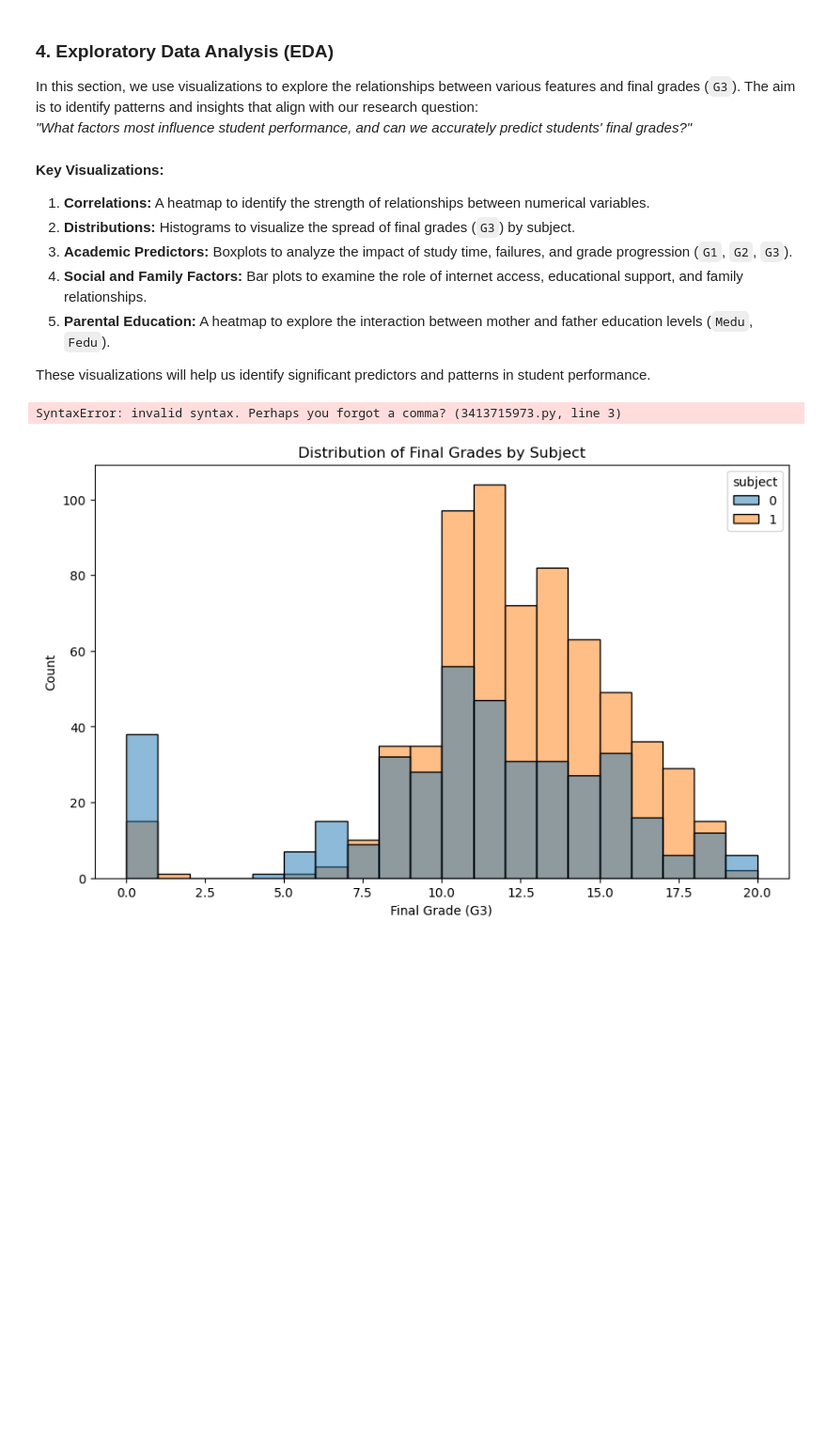
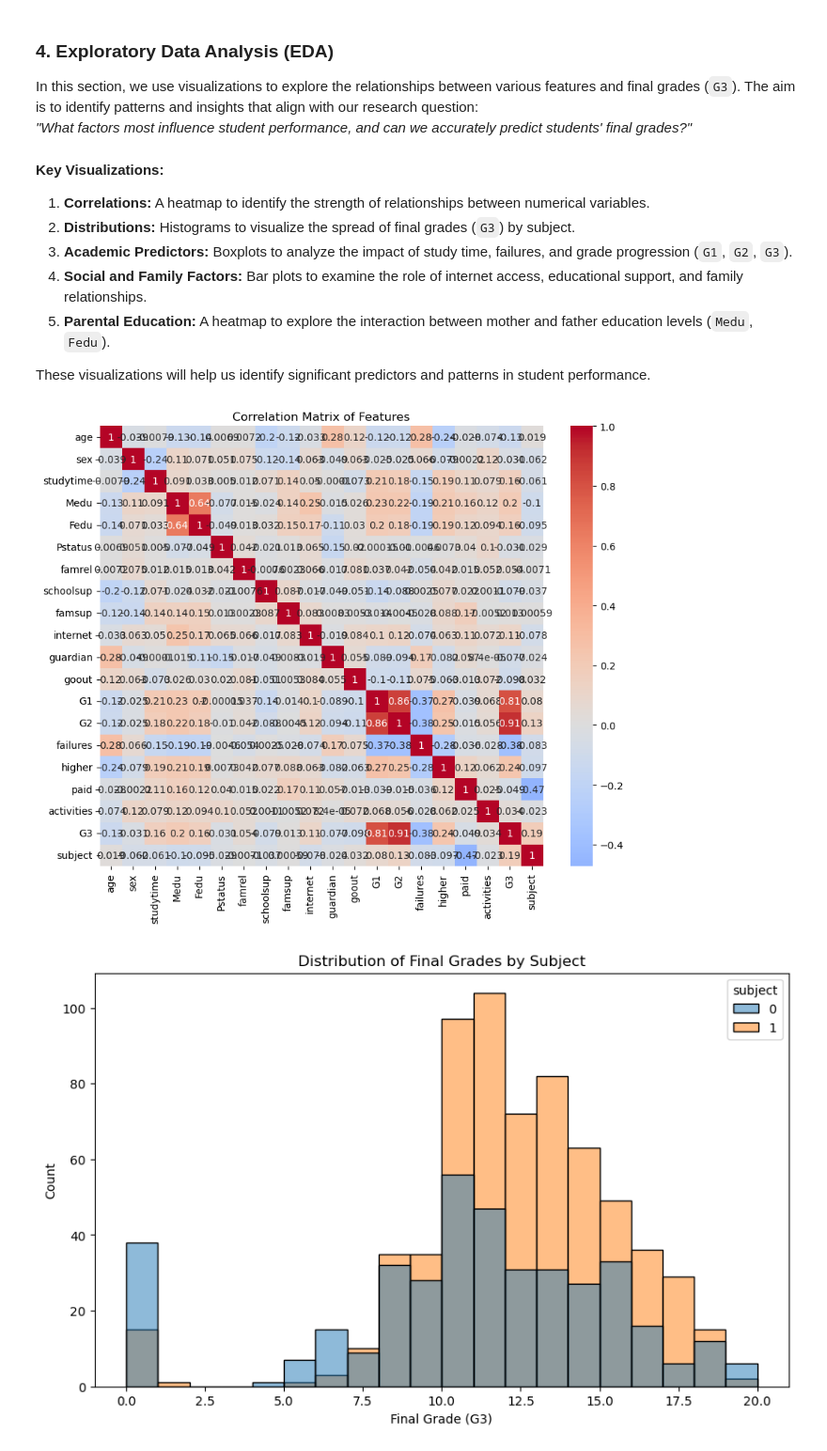
Before and after one commit to daaalrijjal/CS3072_Final_Project, a Jupyter notebook: notebook/code.ipynb, the cells around one changed output. Shown at 94% size. Drawn from its saved outputs; the diff is of its cells as text; code cells hidden in the pictures; blank space fills up the shorter version.

```diff
--- a/notebook/code.ipynb
+++ b/notebook/code.ipynb
@@ -179,11 +182,11 @@ These visualizations will help us identify significant predictors and patterns i
 # %%
 # Create correlation matrix
 plt.figure(figsize=(10, 8))
-sns.heatmap(df_cleaned.corr(),annot=True cmap='coolwarm', center=0)
+sns.heatmap(df_cleaned.corr(),annot=True ,cmap='coolwarm', center=0)
 plt.title('Correlation Matrix of Features')
 plt.show()
 # %% [output]
-SyntaxError: invalid syntax. Perhaps you forgot a comma? (3413715973.py, line 3)
+[figure, added]
 # %%
 # Distribution of final grades by subject
 plt.figure(figsize=(10, 6))
```
Also changed, not shown: parts of 8 cells of this notebook.
